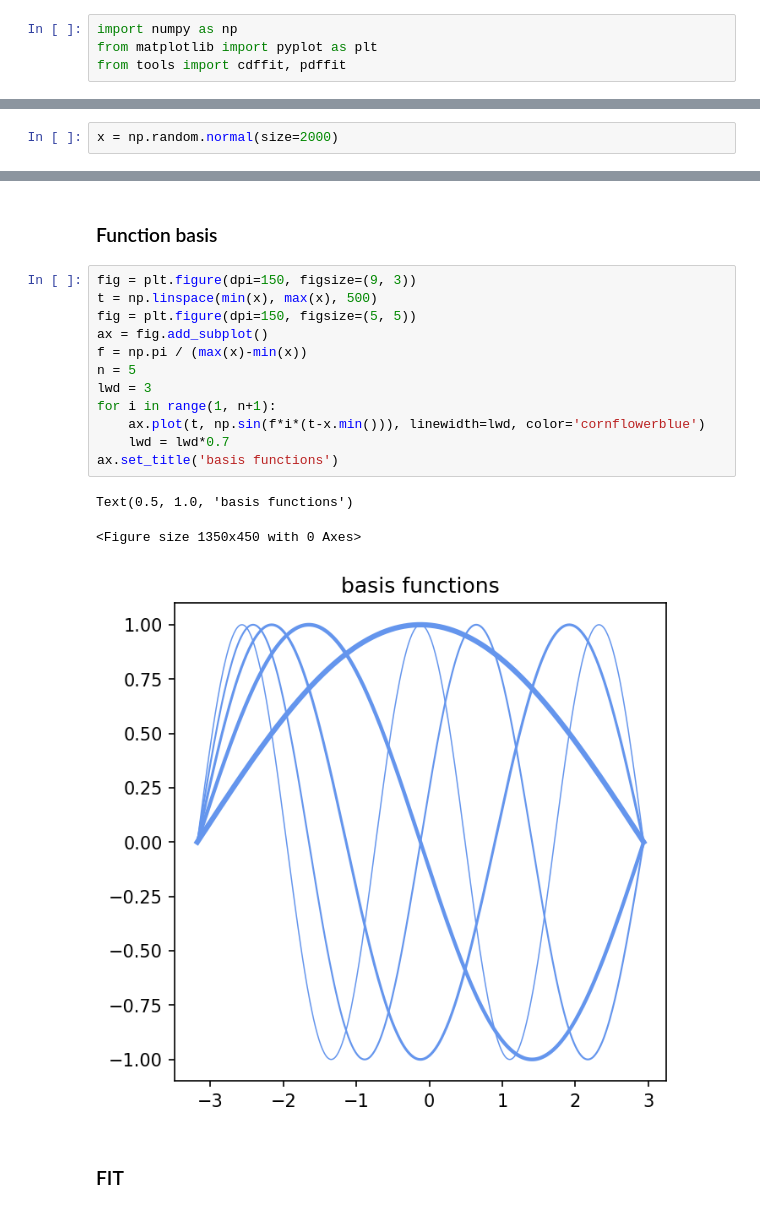
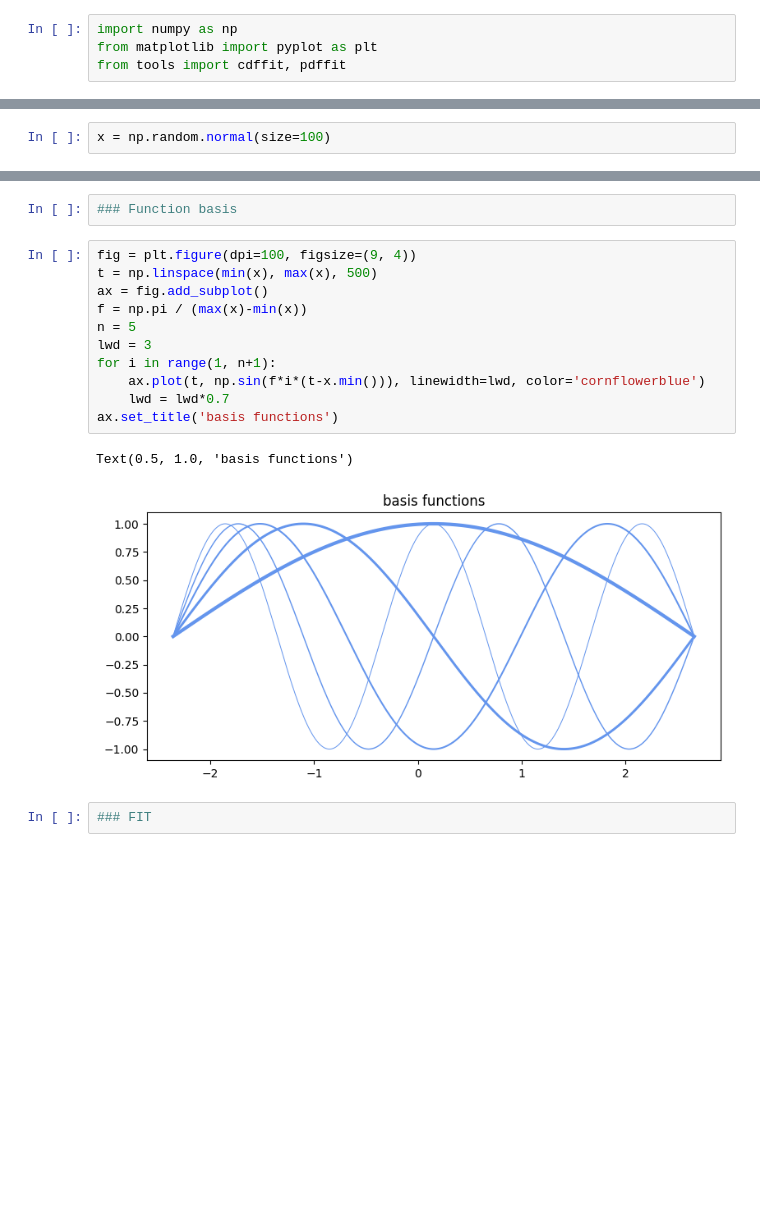
Before and after one commit to mlares/myblogs, a Jupyter notebook: histograms/hsts_1.ipynb, the cells around one changed output, grey strips where cells are left out. Saved outputs shown, nothing was run; the diff lists cells and outputs as text; blank space fills up the shorter version.

```diff
--- a/histograms/hsts_1.ipynb
+++ b/histograms/hsts_1.ipynb
@@ -7,5 +7,5 @@ from tools import cdffit, pdffit
 # %%
-x = np.random.normal(size=2000)
+x = np.random.normal(size=100)
 # %%
 fig = plt.figure(dpi=150, figsize=(8, 4))
 ax = fig.add_subplot()
@@ -52,23 +52,21 @@ ax.plot(x, res)
-# %% [markdown]
-### Function basis
+# %%
+### Function basis
 # %%
-fig = plt.figure(dpi=150, figsize=(9, 3))
+fig = plt.figure(dpi=100, figsize=(9, 4))
 t = np.linspace(min(x), max(x), 500)
-fig = plt.figure(dpi=150, figsize=(5, 5))
 ax = fig.add_subplot()
 f = np.pi / (max(x)-min(x))
 n = 5
 lwd = 3
 for i in range(1, n+1):
     ax.plot(t, np.sin(f*i*(t-x.min())), linewidth=lwd, color='cornflowerblue')
     lwd = lwd*0.7
 ax.set_title('basis functions')
 # %% [output]
 Text(0.5, 1.0, 'basis functions')
-<Figure size 1350x450 with 0 Axes>
-[figure, old version]
+[figure, new version]
-# %% [markdown]
-### FIT
+# %%
+### FIT
 # %%
 t = np.linspace(min(x), max(x), 500)
 
```
Also changed, not shown: parts of 22 cells of this notebook, 2 other files.
